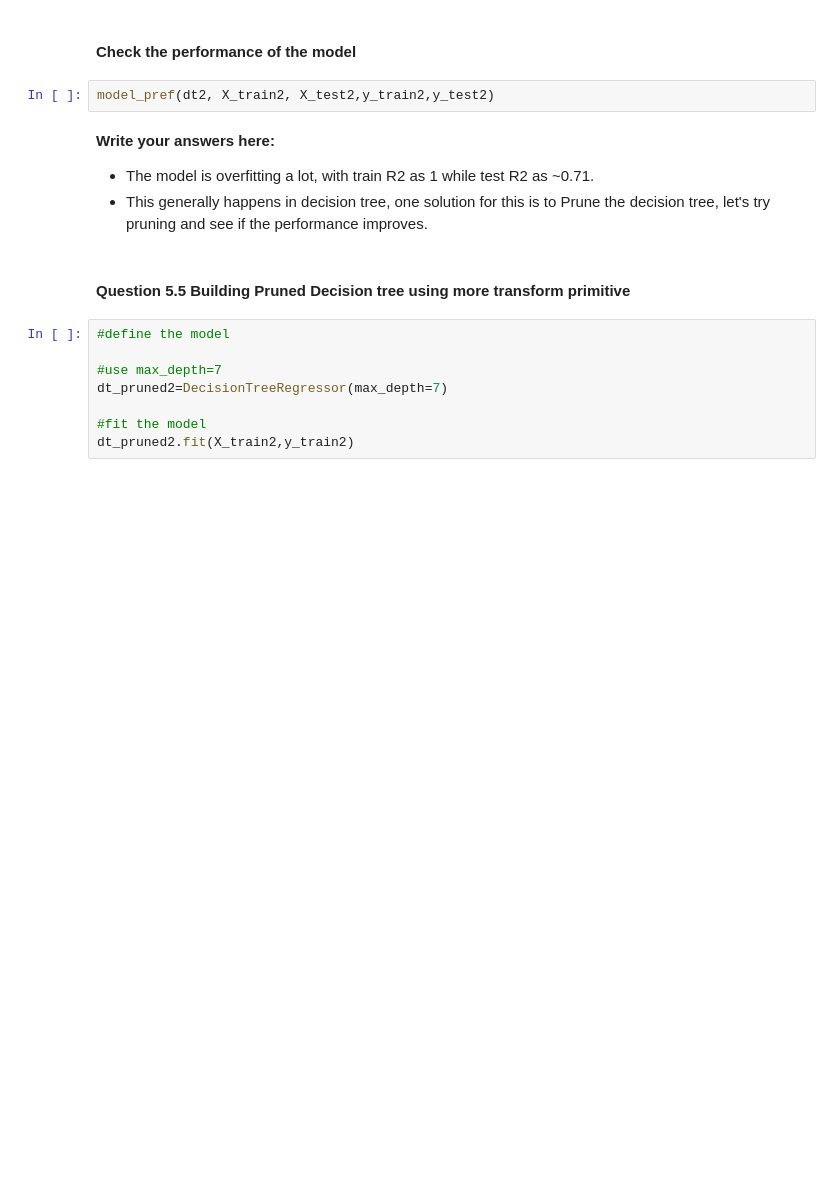
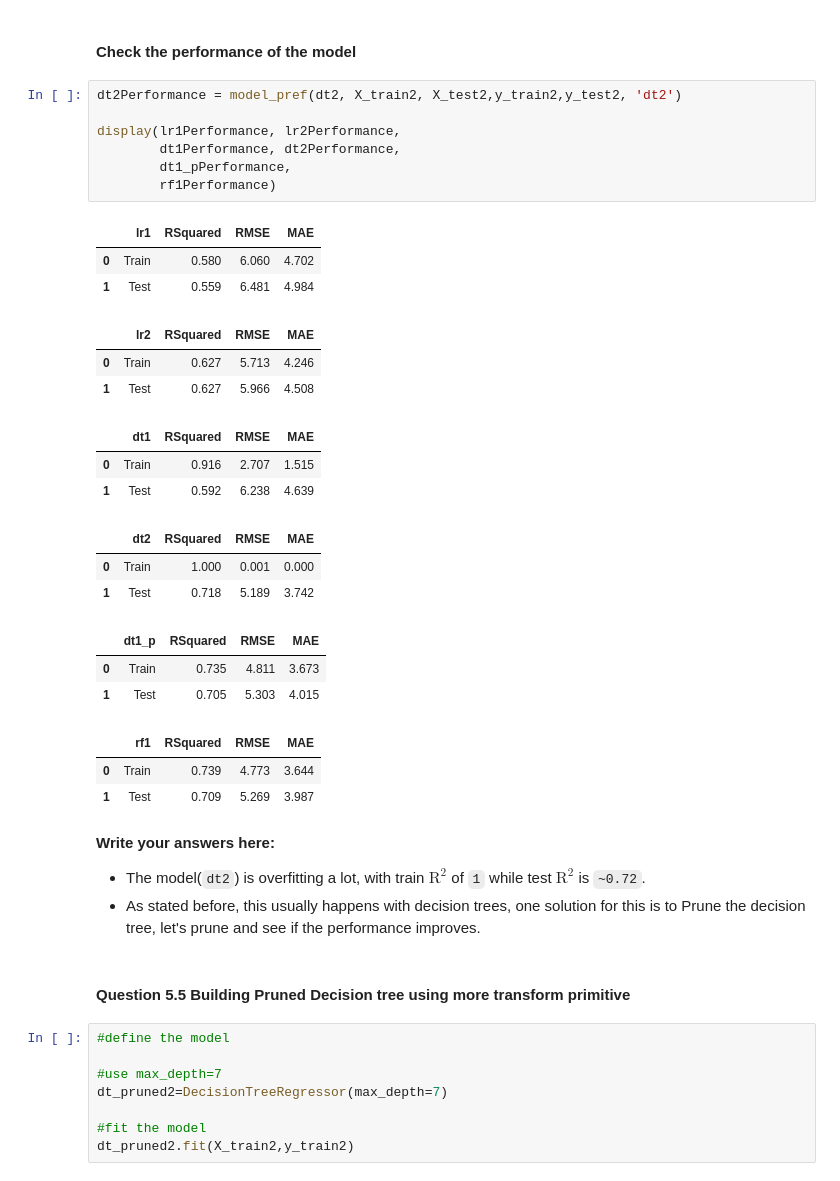
Before and after one commit to AlexHamn/NYC_taxi_ride_duration_prediction, a Jupyter notebook: NYC_Taxi_trip_duration.ipynb, the cells around one changed output. Drawn from its saved outputs; the diff is of its cells as text; blank space fills up the shorter version.

```diff
--- a/NYC_Taxi_trip_duration.ipynb
+++ b/NYC_Taxi_trip_duration.ipynb
@@ -903,11 +989,35 @@ dt2.fit(X_train2,y_train2)
 # %% [markdown]
 #### Check the performance of the model
 # %%
-model_pref(dt2, X_train2, X_test2,y_train2,y_test2)
+dt2Performance = model_pref(dt2, X_train2, X_test2,y_train2,y_test2, 'dt2')
+
+display(lr1Performance, lr2Performance,
+        dt1Performance, dt2Performance,
+        dt1_pPerformance,
+        rf1Performance)
+# %% [output]
+|  | lr1 | RSquared | RMSE | MAE |
+| 0 | Train | 0.580 | 6.060 | 4.702 |
+| 1 | Test | 0.559 | 6.481 | 4.984 |
+|  | lr2 | RSquared | RMSE | MAE |
+| 0 | Train | 0.627 | 5.713 | 4.246 |
+| 1 | Test | 0.627 | 5.966 | 4.508 |
+|  | dt1 | RSquared | RMSE | MAE |
+| 0 | Train | 0.916 | 2.707 | 1.515 |
+| 1 | Test | 0.592 | 6.238 | 4.639 |
+|  | dt2 | RSquared | RMSE | MAE |
+| 0 | Train | 1.000 | 0.001 | 0.000 |
+| 1 | Test | 0.718 | 5.189 | 3.742 |
+|  | dt1_p | RSquared | RMSE | MAE |
+| 0 | Train | 0.735 | 4.811 | 3.673 |
+| 1 | Test | 0.705 | 5.303 | 4.015 |
+|  | rf1 | RSquared | RMSE | MAE |
+| 0 | Train | 0.739 | 4.773 | 3.644 |
+| 1 | Test | 0.709 | 5.269 | 3.987 |
 # %% [markdown]
 **Write your answers here:**
-- The model is overfitting a lot, with train R2 as 1 while test R2 as ~0.71.
-- This generally happens in decision tree, one solution for this is to Prune the decision tree, let's try pruning and see if the performance improves.
+- The model(`dt2`) is overfitting a lot, with train $\mathrm{R}^2$ of `1` while test $\mathrm{R}^2$ is `~0.72`.
+- As stated before, this usually happens with decision trees, one solution for this is to Prune the decision tree, let's prune and see if the performance improves.
 # %% [markdown]
 #### Question 5.5 Building Pruned Decision tree using more transform primitive
 # %%
```
Also changed, not shown: parts of 62 cells of this notebook.
